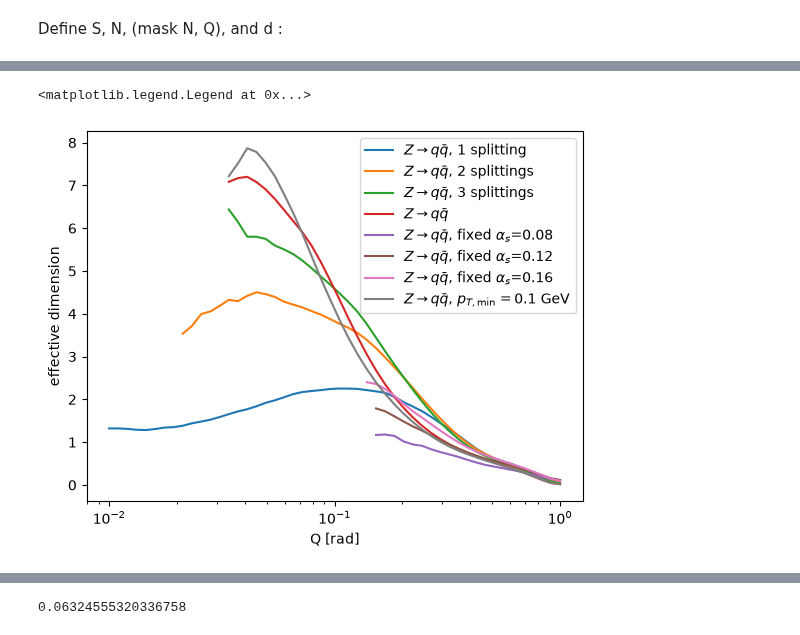
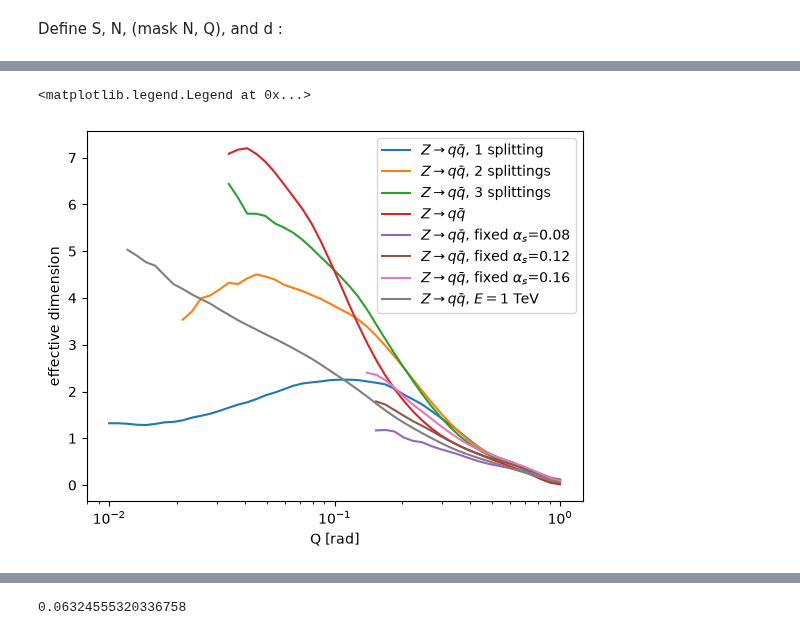
Before and after one commit to ykahn/Jet-Scaling-Laws, a Jupyter notebook: StevensCode/Pythia_EFP_NTK.ipynb, the cells around one changed output, grey strips where cells are left out. Drawn from its saved outputs; the diff is of its cells as text; code cells hidden in the pictures.

```diff
--- a/StevensCode/Pythia_EFP_NTK.ipynb
+++ b/StevensCode/Pythia_EFP_NTK.ipynb
@@ -227,7 +227,7 @@ def alpha_eig(ev, lo=20, hi=400):
 ## NTK spectra, old method: full eigvalsh via kernel_spectrum on M events
 M = 10_000
 # keys = ['u3', 'u4', 'u5', 'u6', 'u7', 'u10', 'Z', 'Z08', 'Z12', 'Z16', 'Z1', 'Z2', 'Z3', 'Z4', 'Z1m']
-keys = [ 'Z', 'Z08', 'Z12', 'Z16', 'Z1', 'Z2', 'Z3', 'Z4', 'Zpt0p1']
+keys = [ 'Z', 'Z08', 'Z12', 'Z16', 'Z1', 'Z2', 'Z3', 'Z4', 'Z1TeV']
 
 NTK_EFP_dense, NTK_SIJ_dense, NTK_QVC_dense, LAPLACE_QVC_dense = {}, {}, {}, {}
 for key in keys:
@@ -294,0 +300,14 @@ KeyError: 'u3'
+# %%
+lo, hi = 200, 800
+lamQ, lamE = NTK_QVC_dense['Z'], NTK_EFP_dense['Z']
+k = np.arange(1, len(lamQ) + 1)
+aQ, bQ = np.polyfit(np.log(k[lo:hi]), np.log(lamQ[lo:hi]), 1)
+aE, bE = np.polyfit(np.log(k[lo:hi]), np.log(lamE[lo:hi]), 1)
+
+plt.figure(figsize=(8, 6))
+plt.loglog(k, lamQ/lamQ[0], 'C0', label=f'Q-vectors: α = {-aQ:.2f}')
+plt.loglog(k[lo:hi], np.exp(bQ)*k[lo:hi]**aQ/lamQ[0], 'C0--', lw=4)
+plt.loglog(k, lamE/lamE[0], 'C1', label=f'EFPs (d ≤ 15): α = {-aE:.2f}')
+plt.loglog(k[lo:hi], np.exp(bE)*k[lo:hi]**aE/lamE[0], 'C1--', lw=4)
+plt.xlabel('rank $k$'); plt.ylabel(r'$\lambda_k/\lambda_1$'); plt.legend(); plt.grid(True, which='both', alpha=0.3)
+plt.title(fr'NTK spectra, Pythia $Z\to q\bar q$, {M} events, fit window [{lo}, {hi}]')
@@ -403,13 +417,13 @@ Define S, N, (mask N, Q), and d :
 Qs = np.logspace(-2, 0, 50)
 M = 10_000
 Ns, Nm, Ds, Qm = {}, {}, {}, {}
-minNs = {'Z': 0.3, 'Z08': 3e3, 'Z12': 2e3, 'Z16': 1e3, 'Z1': 0.3, 'Z2': 0.3, 'Z3': 0.3, 'Zpt0p1': 0.3,}
+minNs = {'Z': 0.3, 'Z08': 3e3, 'Z12': 2e3, 'Z16': 1e3, 'Z1': 0.3, 'Z2': 0.3, 'Z3': 0.3, 'Z1TeV': 0.3,}
 # Distance from Born
-Qborn = np.r_[np.zeros(64), np.full(64, np.pi)]
+Qborn = np.r_[np.zeros(512), np.full(512, np.pi)]
 Nb, Db, Qb = {}, {}, {}
 North, Nfull, Dorth, Dfull = {}, {}, {}, {}
 
-for key in ['Z', 'Z08', 'Z12', 'Z16', 'Z1', 'Z2', 'Z3', 'Zpt0p1']:
+for key in ['Z', 'Z08', 'Z12', 'Z16', 'Z1', 'Z2', 'Z3', 'Z1TeV']:
     S = semd_matrix(QVC_sets[key][:M])
     Ns[key] = np.array([N_of_Q(S, Q).mean() for Q in Qs])
     ok = Ns[key] > minNs[key]
@@ -419,18 +433,18 @@ for key in ['Z', 'Z08', 'Z12', 'Z16', 'Z1', 'Z2', 'Z3', 'Zpt0p1']:
     ### Define V ###
     V = QVC_sets[key][:M] - Qborn
     ###### Born-Referenced ####
-    d_born = np.linalg.norm(QVC_sets[key] - Qborn , axis=1)/np.sqrt(128)   # SEMD of each event from Born
+    d_born = np.linalg.norm(QVC_sets[key] - Qborn , axis=1)/np.sqrt(1024)   # SEMD of each event from Born
     Nb[key] = np.array([(d_born < Q).sum() for Q in Qs])
     okb = Nb[key] > 10
     Qb[key] = Qs[okb]
     Db[key] = np.gradient(np.log(Nb[key][okb]), np.log(Qb[key]))
     ###### drop cross term ####
-    db = np.linalg.norm(V, axis=1)/np.sqrt(128)       # |v_A| = 2 sqrt(tau_A), one per event
+    db = np.linalg.norm(V, axis=1)/np.sqrt(1024)       # |v_A| = 2 sqrt(tau_A), one per event
     D2orth = db[:,None]**2 + db[None,:]**2;  np.fill_diagonal(D2orth, np.inf)   # pair "distance" with cross term dropped
     North[key] = np.array([(D2orth < Q**2).sum(1).mean() for Q in Qs])
     Dorth[key]  = np.gradient(np.log(North[key]), np.log(Qs))
-    ###### put cross term back in ####
-    D2full = D2orth - 2*(V @ V.T)/128;  np.fill_diagonal(D2full, np.inf)   # = pairwise SEMD^2 exactly
-    Nfull[key]  = np.array([(D2full < Q**2).sum(1).mean() for Q in Qs])
-    Dfull[key]  = np.gradient(np.log(Nfull[key]), np.log(Qs))
-np.allclose(Nfull['Z'], Ns['Z'])
+    # ###### put cross term back in ####
+    # D2full = D2orth - 2*(V @ V.T)/128;  np.fill_diagonal(D2full, np.inf)   # = pairwise SEMD^2 exactly
+    # Nfull[key]  = np.array([(D2full < Q**2).sum(1).mean() for Q in Qs])
+    # Dfull[key]  = np.gradient(np.log(Nfull[key]), np.log(Qs))
+# np.allclose(Nfull['Z'], Ns['Z'])
@@ -443,0 +456,4 @@ print(np.shape(QVC_sets['Z']))
+# %%
+for key in ['Z1', 'Z2', 'Z3', 'Z', 'Z08', 'Z12', 'Z16', 'Z1TeV']:
+    plt.semilogx(Qm[key], Ds[key], label=labels[key])
+plt.xlabel('Q [rad]'); plt.ylabel('effective dimension'); plt.legend()
@@ -444,10 +463,10 @@ print(np.shape(QVC_sets['Z']))
 # %%
-for key in ['Z1', 'Z2', 'Z3', 'Z', 'Z08', 'Z12', 'Z16', 'Zpt0p1']:
+for key in ['Z1', 'Z2', 'Z3', 'Z', 'Z08', 'Z12', 'Z16', 'Z1TeV']:
     plt.semilogx(Qm[key], Ds[key], label=labels[key])
 plt.xlabel('Q [rad]'); plt.ylabel('effective dimension'); plt.legend()
 # %% [output]
 <matplotlib.legend.Legend at 0x...>
-[figure, old version]
+[figure, new version]
 # %%
 ### fixed alpha plots have more 'groups of events that look similar' --> N doesn't go as small --> Q doesn't reach a small resolution
 # %%
```
Also changed, not shown: parts of 21 cells of this notebook, 1 other file.
